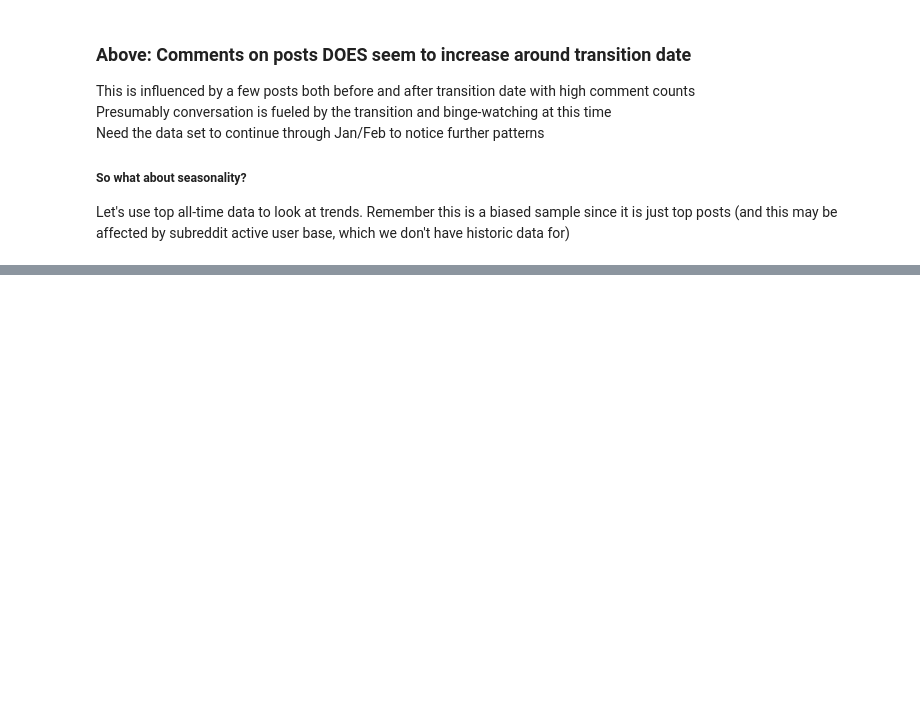
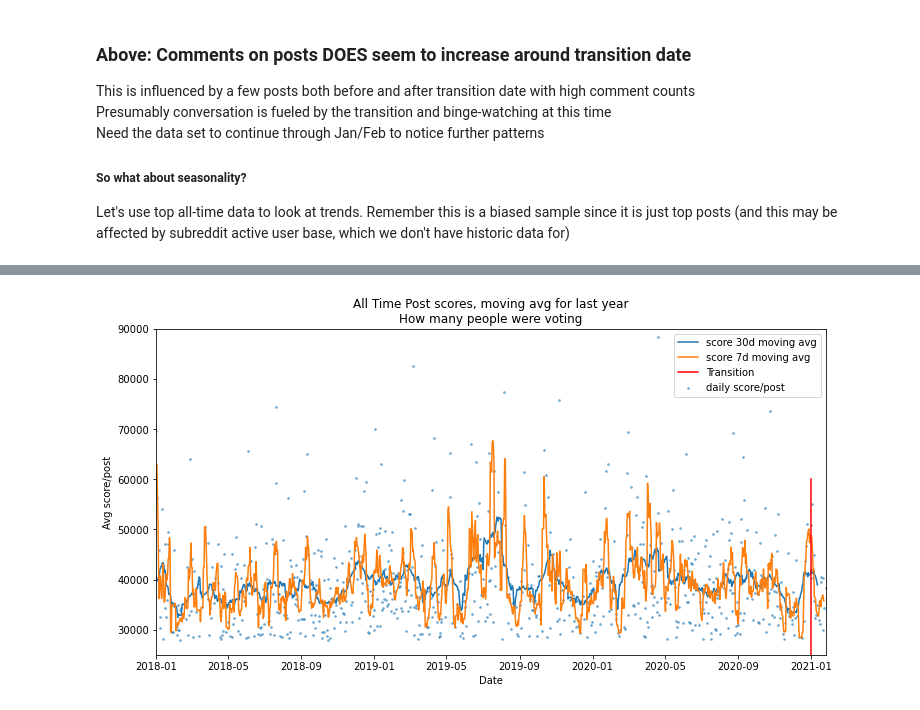
Before and after one commit to nb137/Reddit-DM-Popularity, a Jupyter notebook: Reddit_Office_Popularity.ipynb, the cells around one changed output, grey strips where cells are left out. Drawn from its saved outputs; the diff is of its cells as text; code cells hidden in the pictures; blank space fills up the shorter version.

```diff
--- a/Reddit_Office_Popularity.ipynb
+++ b/Reddit_Office_Popularity.ipynb
@@ -188,0 +200,19 @@ fig2 = m.plot_components(forecast)
+# %%
+# Roll, shift so that mean is at center of window, and drop last range which will not be properly sampled
+d30_all = daily_all.rolling('30D', closed='right').mean().shift(-14,freq='D')[29:]
+d7_all = daily_all.rolling('7D',closed='right').mean().shift(-3,freq='D')[6:]
+
+x = 'num_votes_norm'  # The column we're using
+plt.figure(figsize=(12,6))
+plt.scatter(daily_all.index, daily_all[x],label='daily score/post',s=3,alpha=0.5)
+plt.plot(d30_all.index,d30_all[x],label='score 30d moving avg')
+plt.plot(d7_all.index,d7_all[x],label='score 7d moving avg')
+plt.plot([transition,transition],[25000,60000],c='r',label='Transition')
+plt.ylim(25000,90000)
+plt.xlim(pd.datetime(2018,1,1),daily_all.index.max())
+plt.legend()
+plt.xlabel('Date')
+plt.ylabel('Avg score/post')
+_=plt.title('All Time Post scores, moving avg for last year\nHow many people were voting')
+# %% [output]
+[figure, added]
```
Also changed, not shown: parts of 8 cells of this notebook, 2 other files.
